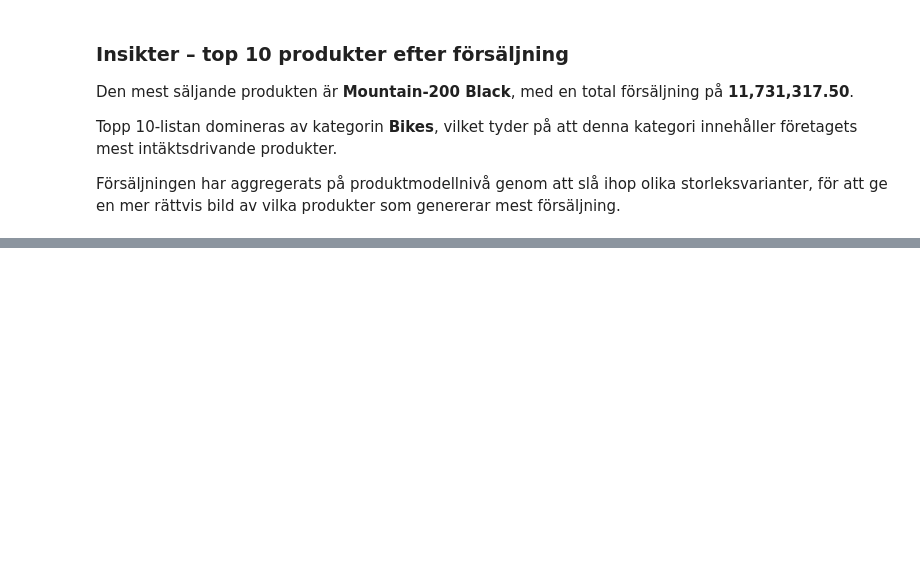
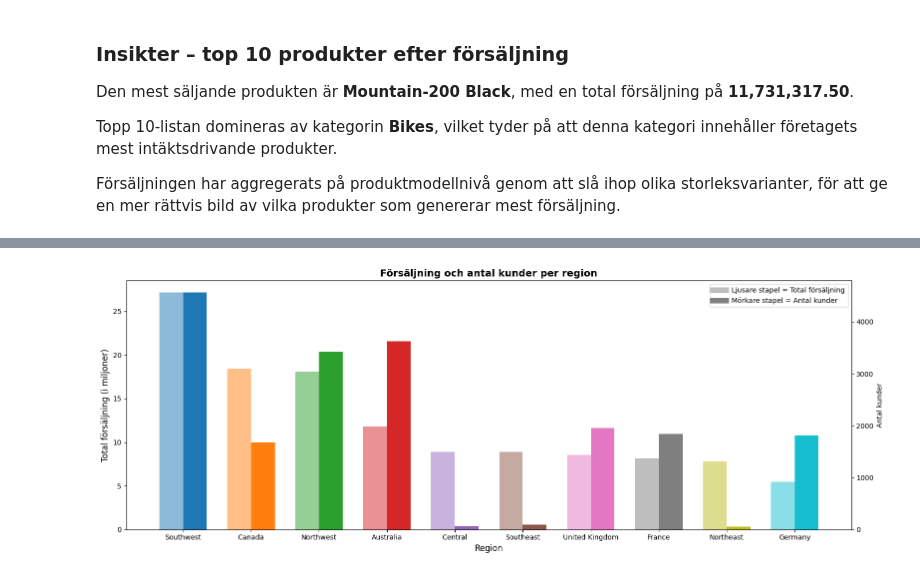
Before and after one commit to KevinCJohansson/AdventureWorks, a Jupyter notebook: notebooks/analys.ipynb, the cells around one changed output, grey strips where cells are left out. Saved outputs shown, nothing was run; the diff lists cells and outputs as text; code cells hidden in the pictures; blank space fills up the shorter version.

Commit message:
Add sales and customers per region

```diff
--- a/notebooks/analys.ipynb
+++ b/notebooks/analys.ipynb
@@ -459,0 +476,64 @@ Försäljningen har aggregerats på produktmodellnivå genom att slå ihop olika
+# %%
+query_vis6 = """
+SELECT
+    st.Name AS Region,
+    SUM(soh.TotalDue) AS TotalSales,
+    COUNT(DISTINCT c.CustomerID) AS CustomerCount
+
+FROM Sales.SalesOrderHeader soh
+INNER JOIN Sales.SalesTerritory st
+    ON soh.TerritoryID = st.TerritoryID
+INNER JOIN Sales.Customer c
+    ON soh.CustomerID = c.CustomerID
+GROUP BY st.Name
+ORDER BY TotalSales DESC
+"""
+
+df_vis6 = query_df(query_vis6)
+
+df_vis6['TotalSales_M'] = df_vis6['TotalSales'] / 1_000_000
+
+regions = df_vis6['Region']
+x = np.arange(len(regions))
+width = 0.35
+
+fig, ax1 = plt.subplots(figsize=(16,6))
+
+bars_sales = ax1.bar(
+    x - width/2,
+    df_vis6['TotalSales_M'],
+    width,
+    color=colors,
+    alpha=0.5
+)
+
+ax1.set_title('Försäljning och antal kunder per region', fontsize=14, fontweight='bold')
+ax1.set_xlabel('Region', fontsize=12)
+ax1.set_ylabel('Total försäljning (i miljoner)', fontsize=12)
+ax1.set_xticks(x)
+ax1.set_xticklabels(regions)
+
+ax2 = ax1.twinx()
+
+bars_customers = ax2.bar(
+    x + width/2,
+    df_vis6['CustomerCount'],
+    width,
+    label='Antal kunder',
+    color=colors,
+    alpha=1
+)
+
+ax2.set_ylabel('Antal kunder')
+
+ax1.plot([], [], color='gray', alpha=0.5, linewidth=8,
+         label='Ljusare stapel = Total försäljning')
+ax1.plot([], [], color='gray', alpha=1.0, linewidth=8,
+         label='Mörkare stapel = Antal kunder')
+
+ax1.legend(loc='upper right')
+
+plt.tight_layout()
+plt.show()
+# %% [output]
+[figure, added]
```
Also changed, not shown: parts of 2 cells of this notebook, 1 other file.
